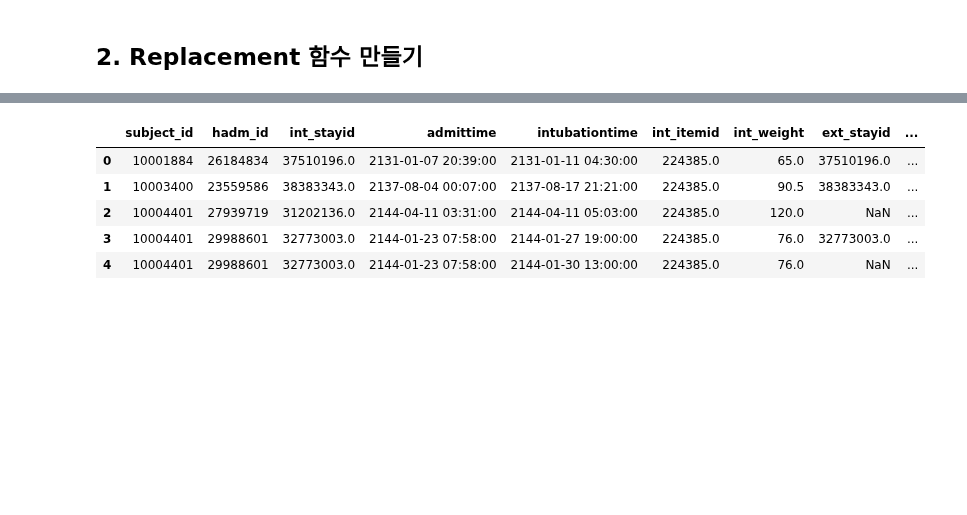
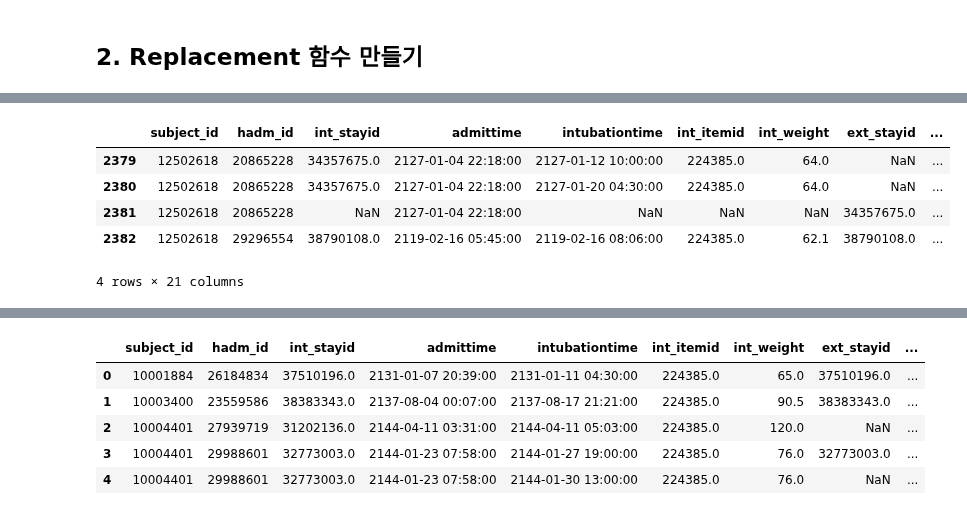
Before and after one commit to sujungleeml/P1_extubationfailure, a Jupyter notebook: 이현준/02. filtering_code.ipynb, the cells around one changed output, grey strips where cells are left out. Cells and saved outputs as stored; diff of their text form; code cells hidden in the pictures; blank space fills up the shorter version.

```diff
--- a/이현준/02. filtering_code.ipynb
+++ b/이현준/02. filtering_code.ipynb
@@ -420,0 +538,9 @@ df_filter = pd.read_csv("./Data/output/alignment_dup_admittime_dataframe.csv")
+# %%
+df_filter_exp[df_filter_exp["subject_id"] == 12502618]
+# %% [output]
+|  | subject_id | hadm_id | int_stayid | admittime | intubationtime | int_itemid | int_weight | ext_stayid | ... |
+| 2379 | 12502618 | 20865228 | 34357675.0 | 2127-01-04 22:18:00 | 2127-01-12 10:00:00 | 224385.0 | 64.0 | NaN | ... |
+| 2380 | 12502618 | 20865228 | 34357675.0 | 2127-01-04 22:18:00 | 2127-01-20 04:30:00 | 224385.0 | 64.0 | NaN | ... |
+| 2381 | 12502618 | 20865228 | NaN | 2127-01-04 22:18:00 | NaN | NaN | NaN | 34357675.0 | ... |
+| 2382 | 12502618 | 29296554 | 38790108.0 | 2119-02-16 05:45:00 | 2119-02-16 08:06:00 | 224385.0 | 62.1 | 38790108.0 | ... |
+4 rows × 21 columns
```
Also changed, not shown: parts of 12 cells of this notebook.
